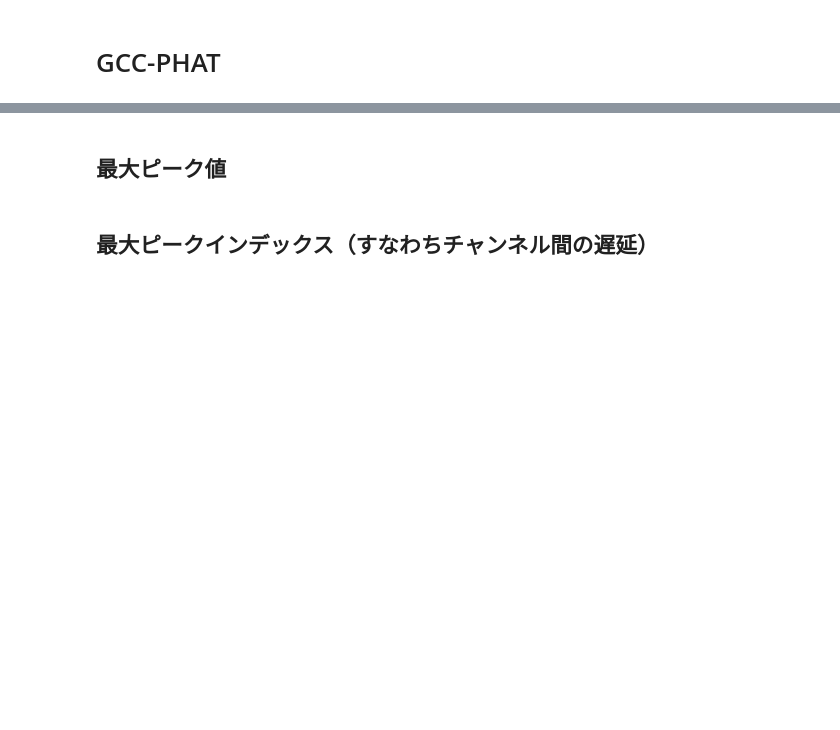
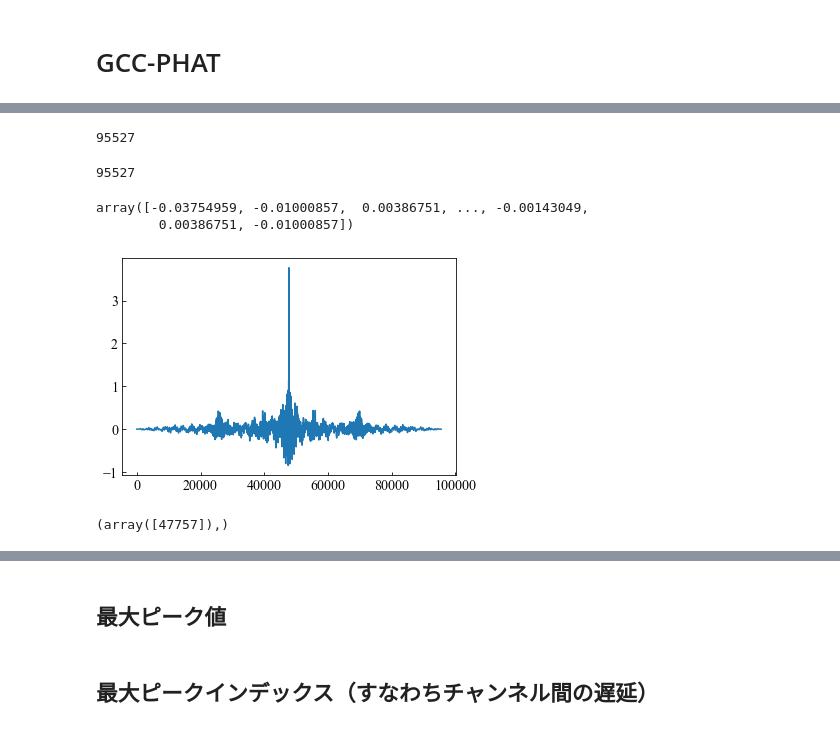
Before and after one commit to kato-toranosuke/DoV_ML, a Jupyter notebook: ipynb/fetch_features.ipynb, the cells around one changed output, grey strips where cells are left out. Drawn from its saved outputs; the diff is of its cells as text; code cells hidden in the pictures; blank space fills up the shorter version.

```diff
--- a/ipynb/fetch_features.ipynb
+++ b/ipynb/fetch_features.ipynb
@@ -641,0 +856,13 @@ def tdoa_from_gccphat(cc, n, fs=1, max_tau=None, interp=16):
+# %%
+R = gcc_phat_new(y1, y2, fs1)
+len(R)
+# %% [output]
+95527
+95527
+# %%
+R
+# %% [output]
+array([-0.03754959, -0.01000857,  0.00386751, ..., -0.00143049,
+        0.00386751, -0.01000857])
+# %%
+yc_full = np.correlate(y1,y2,mode='full')
@@ -641,0 +873,10 @@ def tdoa_from_gccphat(cc, n, fs=1, max_tau=None, interp=16):
+# %%
+plt.plot(yc_full)
+plt.show()
+# %% [output]
+[figure, added]
+# %%
+mx = np.max(yc_full)
+np.where(yc_full == mx)
+# %% [output]
+(array([47757]),)
```
Also changed, not shown: parts of 24 cells of this notebook, 22 other files.
